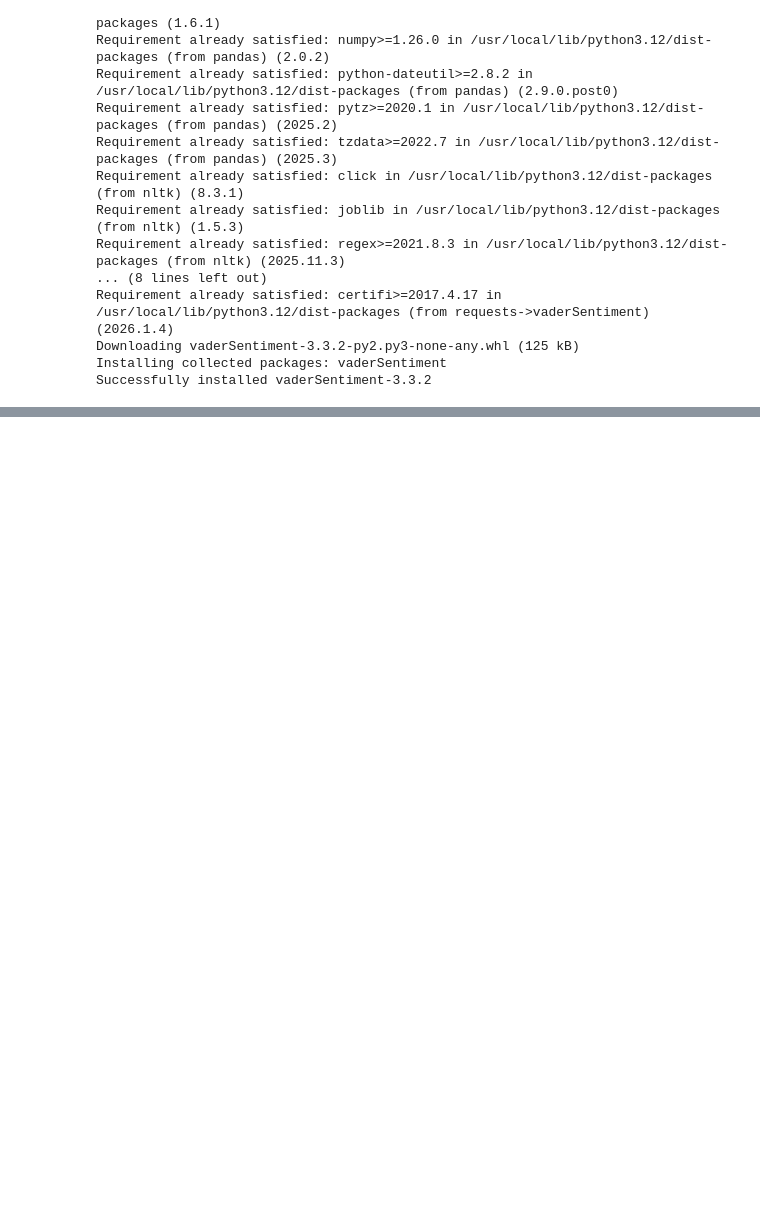
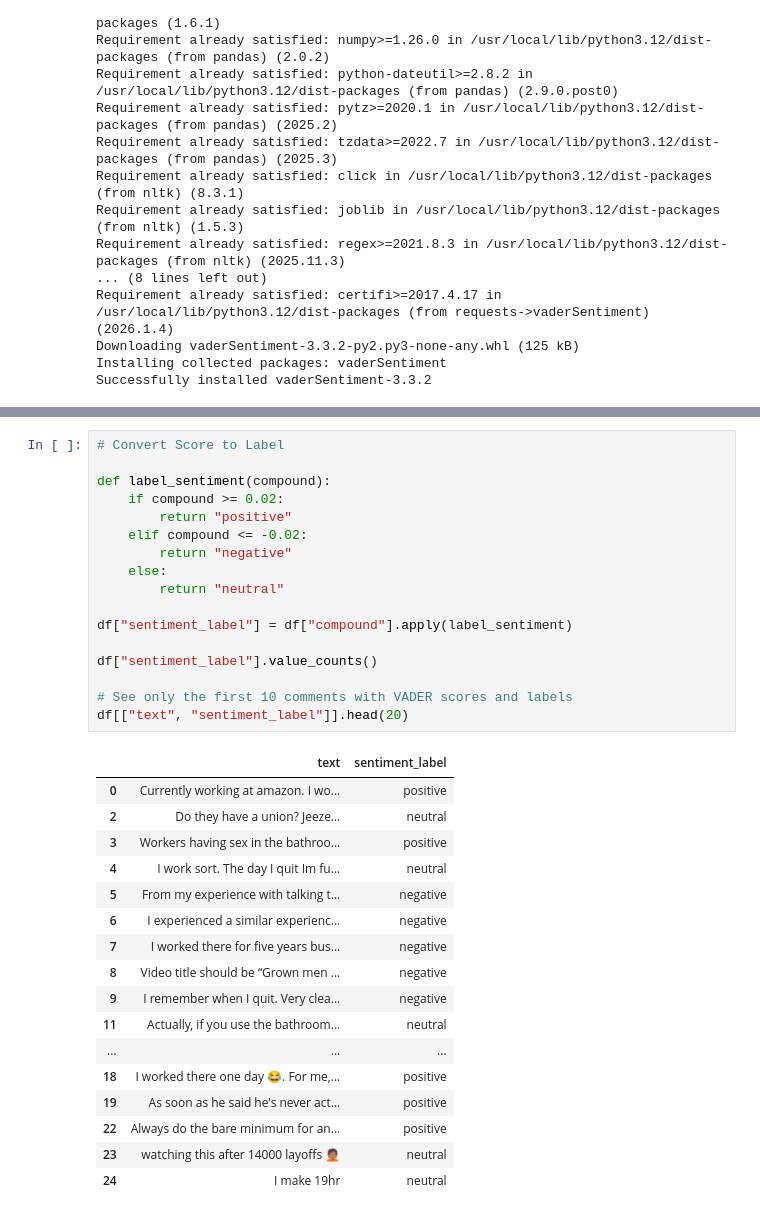
Before and after one commit to mf2056/F20AA, a Jupyter notebook: DataAnalysis.ipynb, the cells around one changed output, grey strips where cells are left out. Saved outputs shown, nothing was run; the diff lists cells and outputs as text; blank space fills up the shorter version.

```diff
--- a/DataAnalysis.ipynb
+++ b/DataAnalysis.ipynb
@@ -22,0 +127,35 @@ Successfully installed vaderSentiment-3.3.2
+# %%
+# Convert Score to Label
+
+def label_sentiment(compound):
+    if compound >= 0.02:
+        return "positive"
+    elif compound <= -0.02:
+        return "negative"
+    else:
+        return "neutral"
+
+df["sentiment_label"] = df["compound"].apply(label_sentiment)
+
+df["sentiment_label"].value_counts()
+
+# See only the first 10 comments with VADER scores and labels
+df[["text", "sentiment_label"]].head(20)
+# %% [output]
+|  | text | sentiment_label |
+| 0 | Currently working at amazon. I wo... | positive |
+| 2 | Do they have a union? Jeeze… | neutral |
+| 3 | Workers having sex in the bathroo... | positive |
+| 4 | I work sort. The day I quit Im fu... | neutral |
+| 5 | From my experience with talking t... | negative |
+| 6 | I experienced a similar experienc... | negative |
+| 7 | I worked there for five years bus... | negative |
+| 8 | Video title should be “Grown men ... | negative |
+| 9 | I remember when I quit. Very clea... | negative |
+| 11 | Actually, if you use the bathroom... | neutral |
+| ... | ... | ... |
+| 18 | I worked there one day 😂. For me,... | positive |
+| 19 | As soon as he said he's never act... | positive |
+| 22 | Always do the bare minimum for an... | positive |
+| 23 | watching this after 14000 layoffs 🤦🏽 | neutral |
+| 24 | I make 19hr | neutral |
```
Also changed, not shown: parts of 7 cells of this notebook.
